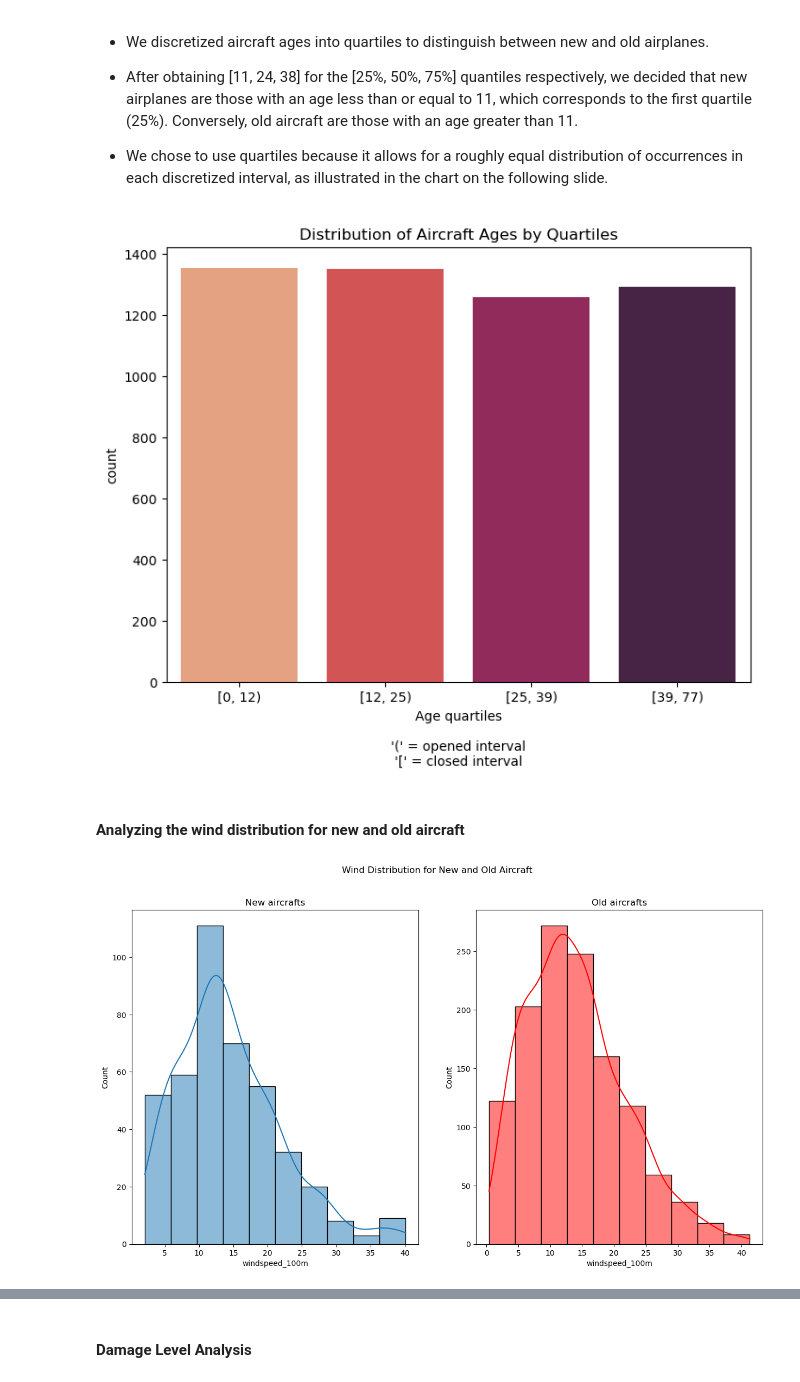
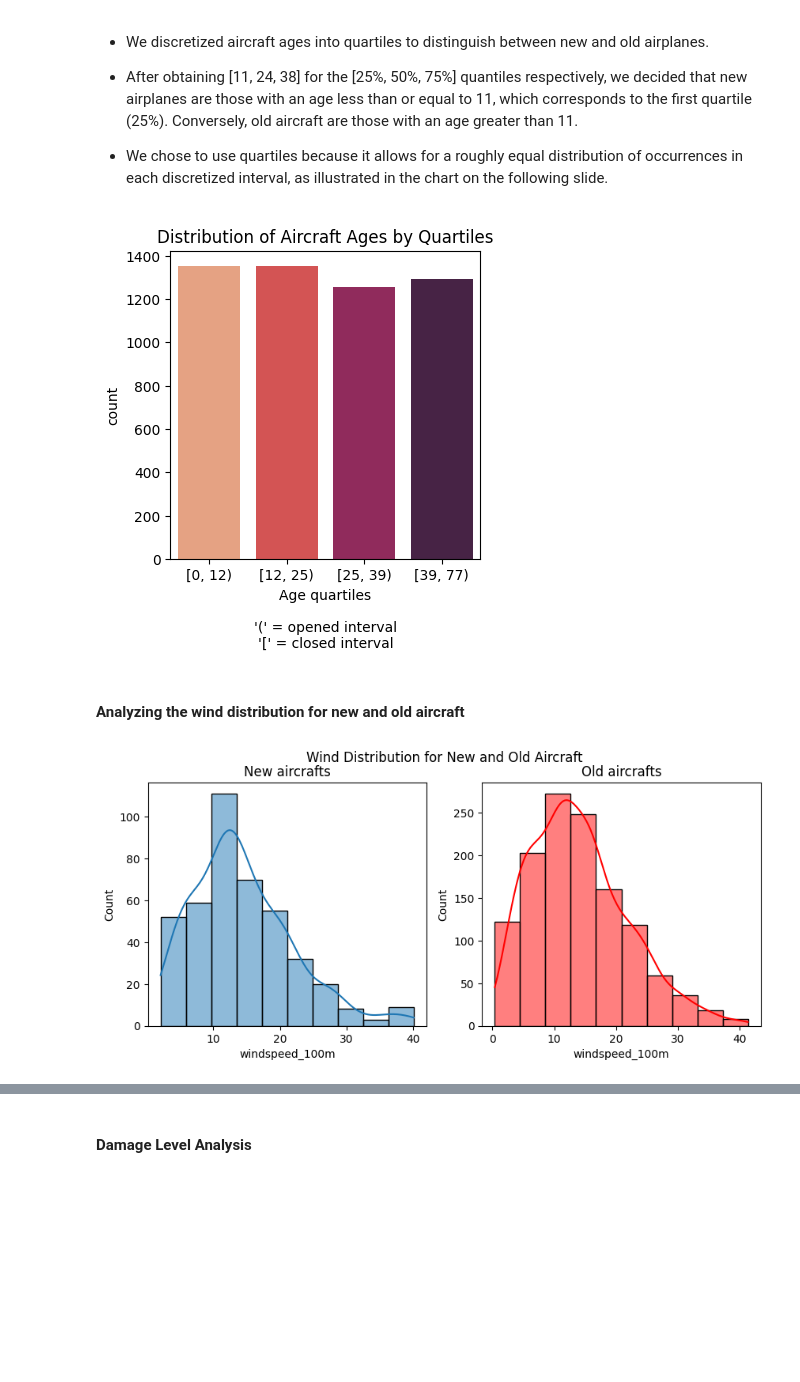
Before and after one commit to igor-diniz/MECD-Statistics, a Jupyter notebook: statistics_2_checkpoint.ipynb, the cells around one changed output, grey strips where cells are left out. Cells and saved outputs as stored; diff of their text form; code cells hidden in the pictures; blank space fills up the shorter version.

```diff
--- a/statistics_2_checkpoint.ipynb
+++ b/statistics_2_checkpoint.ipynb
@@ -372,28 +374,28 @@ quartis = [0, 12, 25, 39, 77]
 # Cria uma nova coluna 'quartis_idade' baseada nos limites
 dados['quartis_idade'] = pd.cut(dados['idade_aeronave'], bins=quartis, right=False)
 
-plt.figure(figsize=(8,6))
+plt.figure(figsize=(4,4))
 sns.countplot(data=dados, x="quartis_idade", palette="rocket_r")
 plt.xlabel("Age quartiles\n\n'(' = opened interval\n'[' = closed interval")
 plt.title("Distribution of Aircraft Ages by Quartiles")
 plt.show()
 # %% [output]
-[figure, old version]
+[figure, new version]
 # %% [markdown]
 #### Analyzing the wind distribution for new and old aircraft
 # %%
 new = df_weather[df_weather["idade_aeronave"] <= 11].drop_duplicates()
 old = df_weather[df_weather["idade_aeronave"] > 11].drop_duplicates()
 
-fig, axs = plt.subplots(1,2, figsize=(15, 8))
+fig, axs = plt.subplots(1,2, figsize=(10, 4))
 sns.histplot(data=new, x="windspeed_100m", kde=True, bins=10, ax=axs[0])
 axs[0].set_title("New aircrafts")
 sns.histplot(data=old, x="windspeed_100m", kde=True, bins=10, ax=axs[1], color='r')
 axs[1].set_title("Old aircrafts")
 fig.suptitle("Wind Distribution for New and Old Aircraft")
 plt.show()
 # %% [output]
-[figure, old version]
+[figure, new version]
 # %%
 df_weather["classificacao_idade"] = "new"
 df_weather.loc[df_weather["idade_aeronave"] > 11, "classificacao_idade"] = "old"
```
Also changed, not shown: parts of 69 cells of this notebook.
